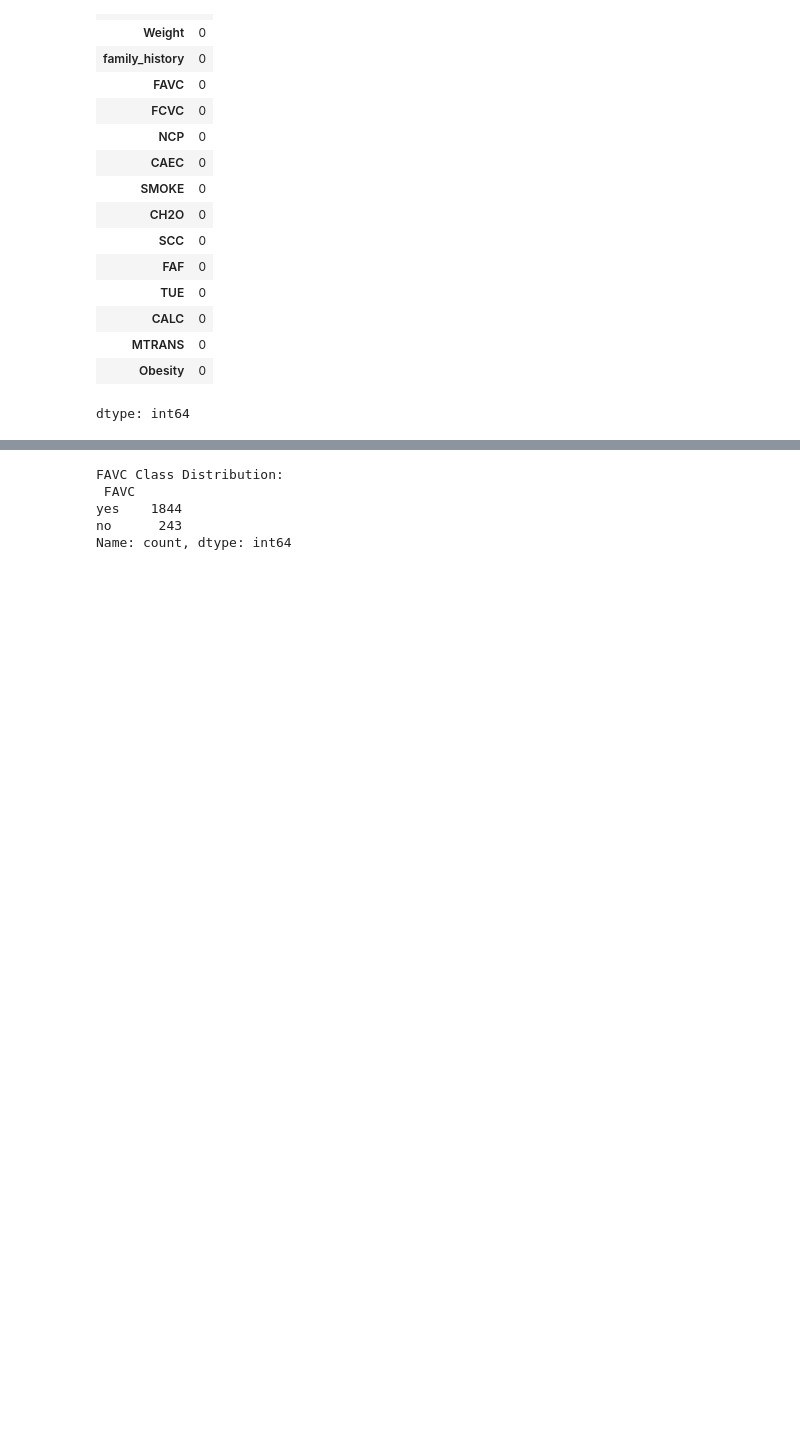
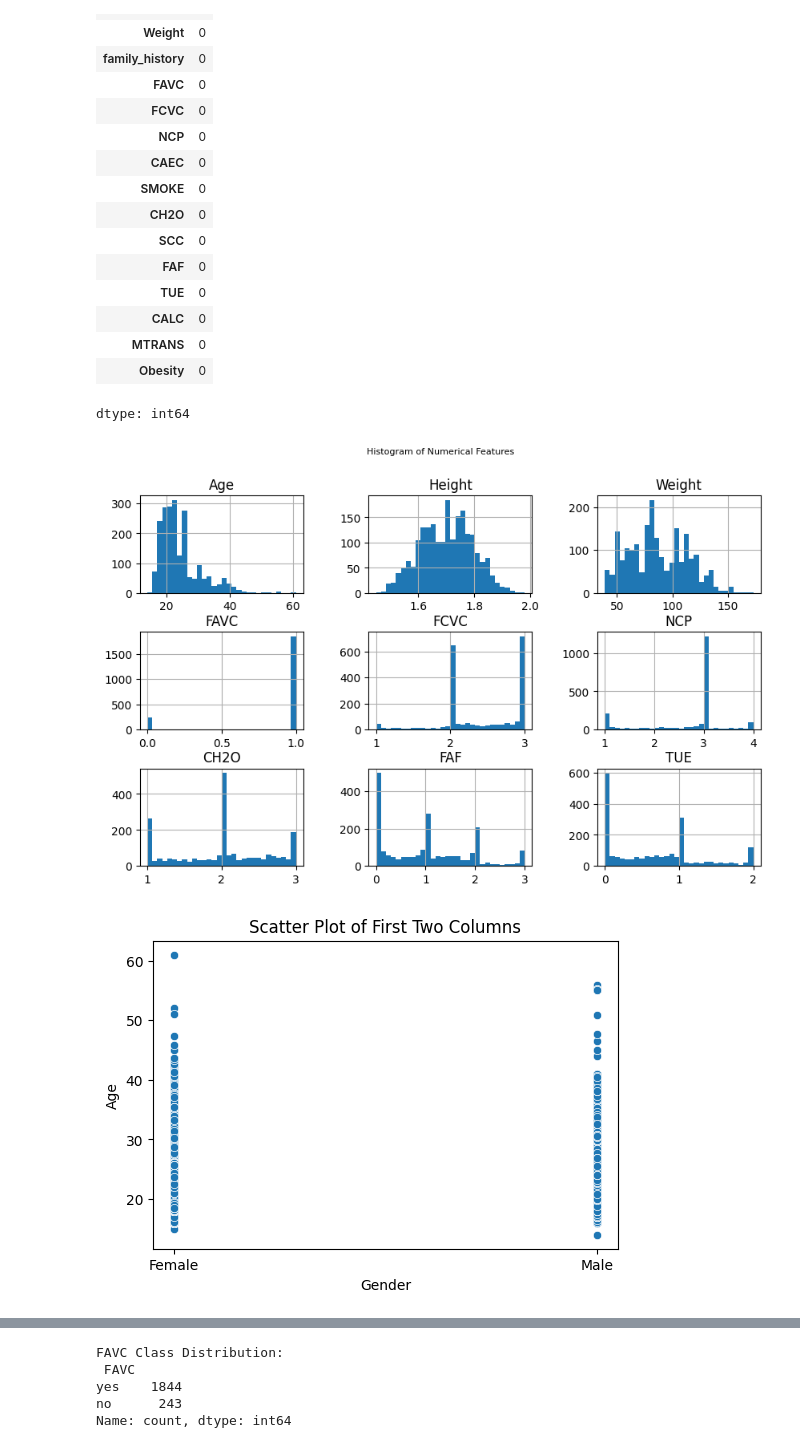
Before and after one commit to srijalgiri/Assessment_AI, a Jupyter notebook: 2413995_SrijalGiri_Classification.ipynb, the cells around one changed output, grey strips where cells are left out. Saved outputs shown, nothing was run; the diff lists cells and outputs as text; code cells hidden in the pictures; blank space fills up the shorter version.

```diff
--- a/2413995_SrijalGiri_Classification.ipynb
+++ b/2413995_SrijalGiri_Classification.ipynb
@@ -92,3 +92,25 @@ df.isnull().sum()
 | MTRANS | 0 |
 | Obesity | 0 |
 dtype: int64
+# %%
+#  Data Visualizations
+# Histogram
+df.hist(figsize=(10, 6), bins=30)
+plt.subplots_adjust(hspace=0.4, wspace=0.4)
+plt.suptitle("Histogram of Numerical Features", fontsize=8)
+plt.show()
+
+# Scatter Plot (Choose two columns to check correlation)
+plt.figure(figsize=(6,4))
+sns.scatterplot(x=df.iloc[:, 0], y=df.iloc[:, 1])
+plt.title("Scatter Plot of First Two Columns")
+plt.show()
+
+# Boxplot (Detect Outliers for a Specific Column)
+plt.figure(figsize=(8,5))
+sns.boxplot(x=df.iloc[:, 6])
+plt.title("Boxplot of sixth Column")
+plt.show()
+# %% [output]
+[figure, added]
+[figure, added]
```
Also changed, not shown: parts of 6 cells of this notebook.
